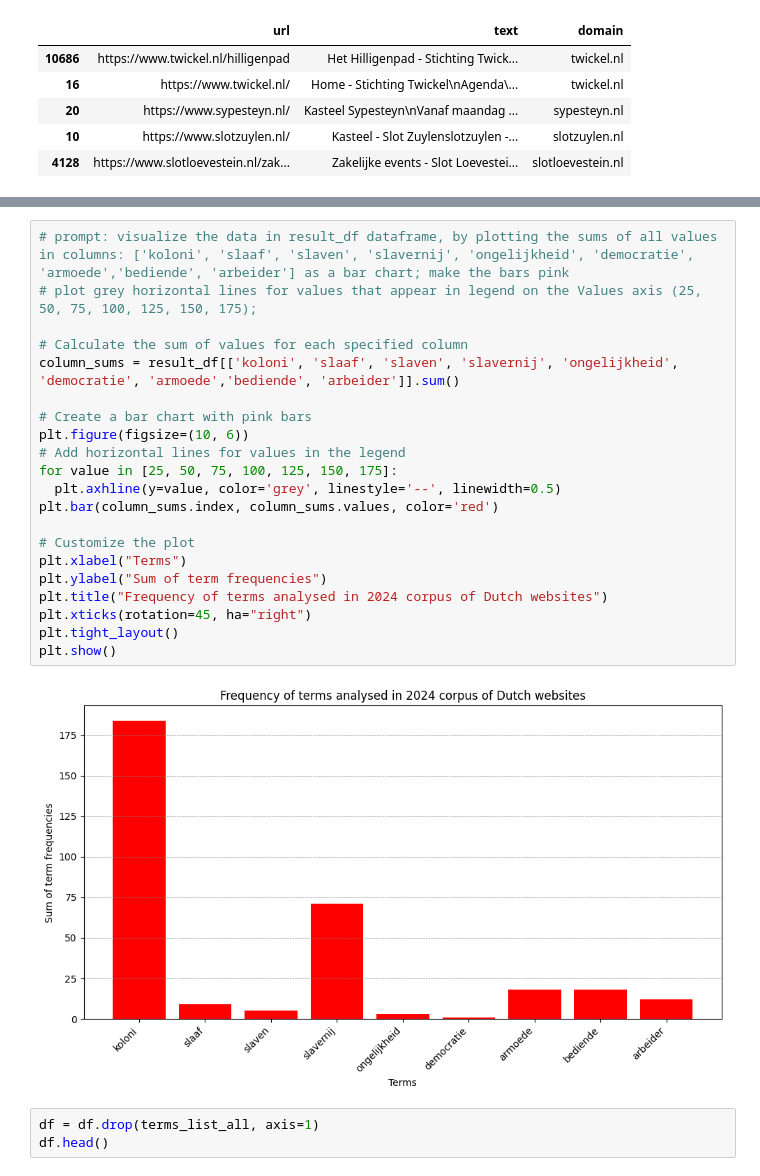
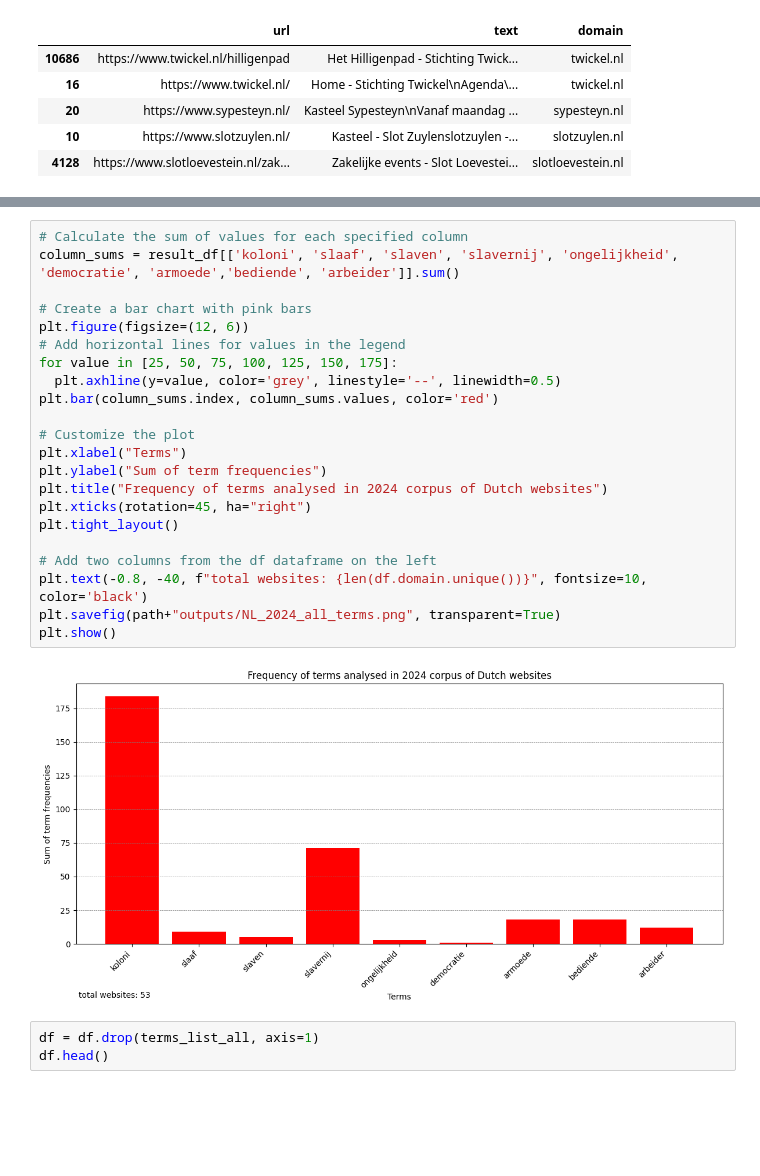
Before and after one commit to jazoza/HHD, a Jupyter notebook: 04_HH_narratives.ipynb, the cells around one changed output, grey strips where cells are left out. Drawn from its saved outputs; the diff is of its cells as text; blank space fills up the shorter version.

```diff
--- a/04_HH_narratives.ipynb
+++ b/04_HH_narratives.ipynb
@@ -291,28 +291,29 @@ print(result_df.to_string())
 1707             slotzuylen.nl                                                                http://slotzuylen.nl/agenda/free-heri-heri-for-all-herdenking-slavernijverleden/       3      0       0    ...
 1711             slotzuylen.nl                                                            http://slotzuylen.nl/agenda/draden-van-ons-nederlandse-slavernijverleden/2024-09-16/       0      0       0    ...
 # %%
-# prompt: visualize the data in result_df dataframe, by plotting the sums of all values in columns: ['koloni', 'slaaf', 'slaven', 'slavernij', 'ongelijkheid', 'democratie', 'armoede','bediende', 'arbeider'] as a bar chart; make the bars pink
-# plot grey horizontal lines for values that appear in legend on the Values axis (25, 50, 75, 100, 125, 150, 175);
-
 # Calculate the sum of values for each specified column
 column_sums = result_df[['koloni', 'slaaf', 'slaven', 'slavernij', 'ongelijkheid', 'democratie', 'armoede','bediende', 'arbeider']].sum()
 
 # Create a bar chart with pink bars
-plt.figure(figsize=(10, 6))
+plt.figure(figsize=(12, 6))
 # Add horizontal lines for values in the legend
 for value in [25, 50, 75, 100, 125, 150, 175]:
   plt.axhline(y=value, color='grey', linestyle='--', linewidth=0.5)
 plt.bar(column_sums.index, column_sums.values, color='red')
 
 # Customize the plot
 plt.xlabel("Terms")
 plt.ylabel("Sum of term frequencies")
 plt.title("Frequency of terms analysed in 2024 corpus of Dutch websites")
 plt.xticks(rotation=45, ha="right")
 plt.tight_layout()
+
+# Add two columns from the df dataframe on the left
+plt.text(-0.8, -40, f"total websites: {len(df.domain.unique())}", fontsize=10, color='black')
+plt.savefig(path+"outputs/NL_2024_all_terms.png", transparent=True)
 plt.show()
 # %% [output]
-[figure, old version]
+[figure, new version]
 # %%
 df = df.drop(terms_list_all, axis=1)
 df.head()
```
Also changed, not shown: parts of 16 cells of this notebook.
